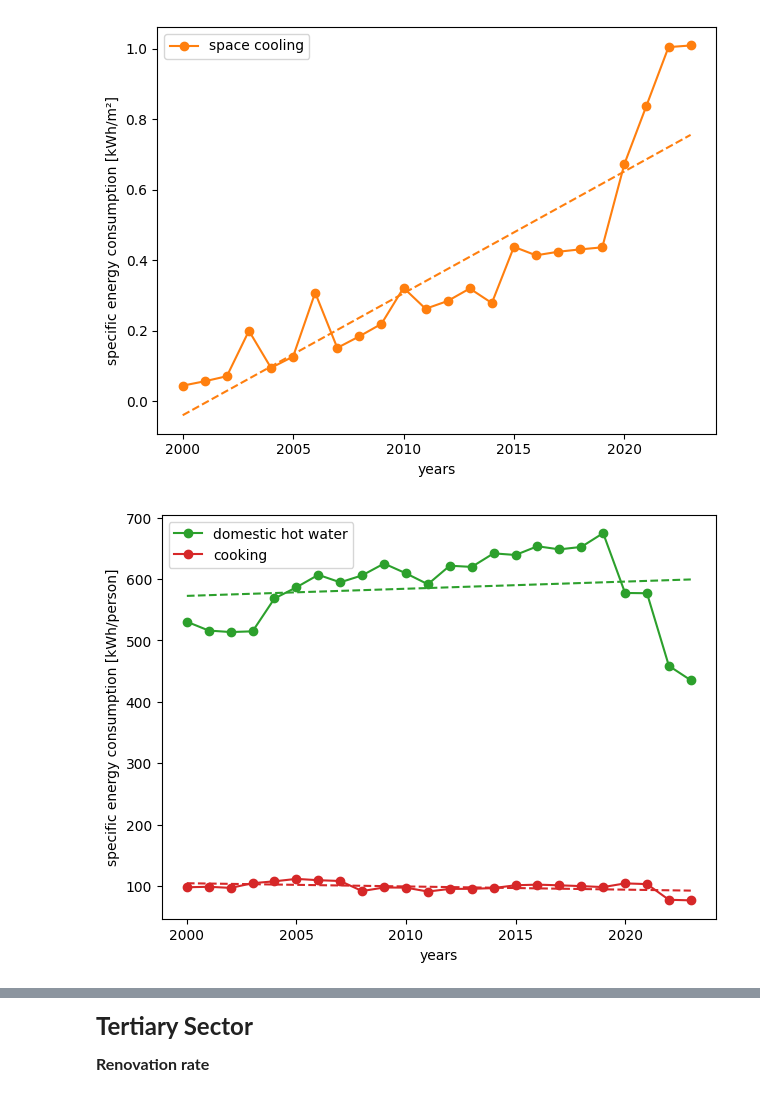
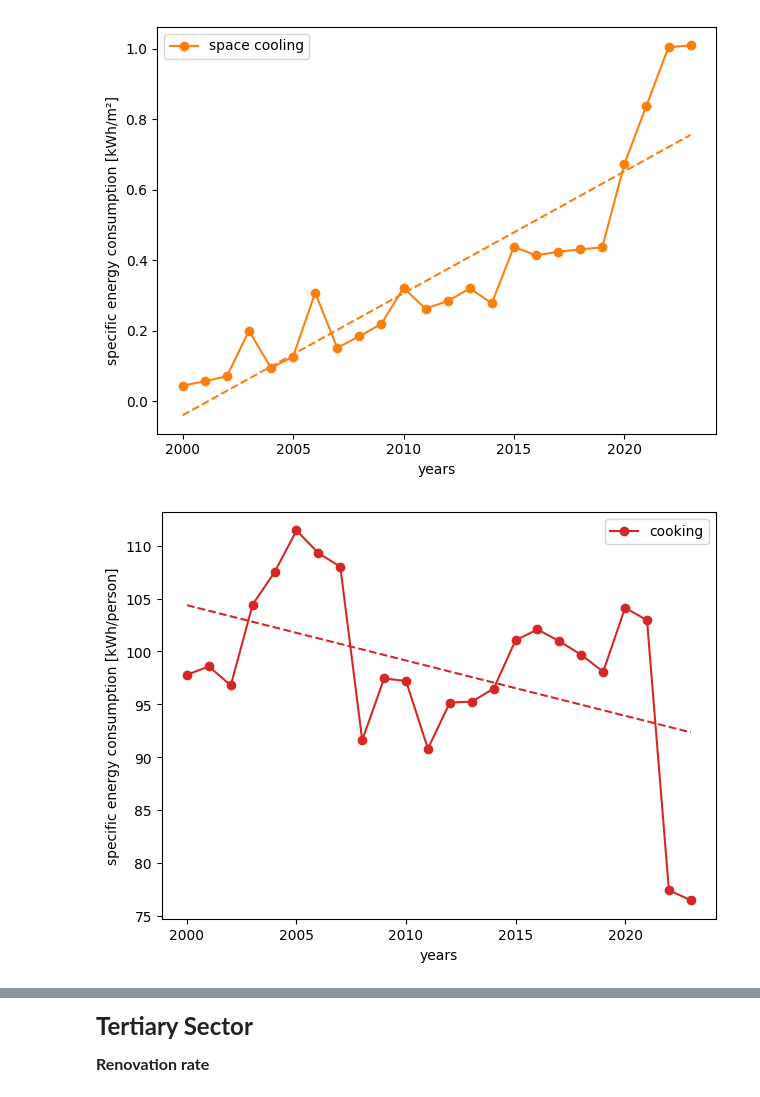
Before and after one commit to laterrea/negaWatt-BE, a Jupyter notebook: nW_BE_demand_data_aux.ipynb, the cells around one changed output, grey strips where cells are left out. Saved outputs shown, nothing was run; the diff lists cells and outputs as text; code cells hidden in the pictures.

```diff
--- a/nW_BE_demand_data_aux.ipynb
+++ b/nW_BE_demand_data_aux.ipynb
@@ -406,14 +411,14 @@ COK: 98.075 kWh/person (2019)
 # %%
 
 # PLOTS
 fig = plt.figure()
-plt.plot(years,ref_RS_tes_dhw*1e+6/population_dic_STATBEL,'-o',c='tab:green', label='domestic hot water')
-plt.plot(years,m_RS_tes_dhw*years+b_RS_tes_dhw,                         '--',c='tab:green')
+#plt.plot(years,ref_RS_tes_dhw*1e+6/population_dic_STATBEL,'-o',c='tab:green', label='domestic hot water')
+#plt.plot(years,m_RS_tes_dhw*years+b_RS_tes_dhw,                         '--',c='tab:green')
 plt.plot(years,ref_RS_tes_cok*1e+6/population_dic_STATBEL,'-o',c='tab:red',   label='cooking')
 plt.plot(years,m_RS_tes_cok*years+b_RS_tes_cok,                         '--',c='tab:red')
 plt.xlabel('years')
 plt.ylabel('specific energy consumption [kWh/person]')
 plt.legend()
 fig.tight_layout()
 # %% [output]
-[figure, old version]
+[figure, new version]
```
Also changed, not shown: parts of 5 cells of this notebook, 1 other file.
